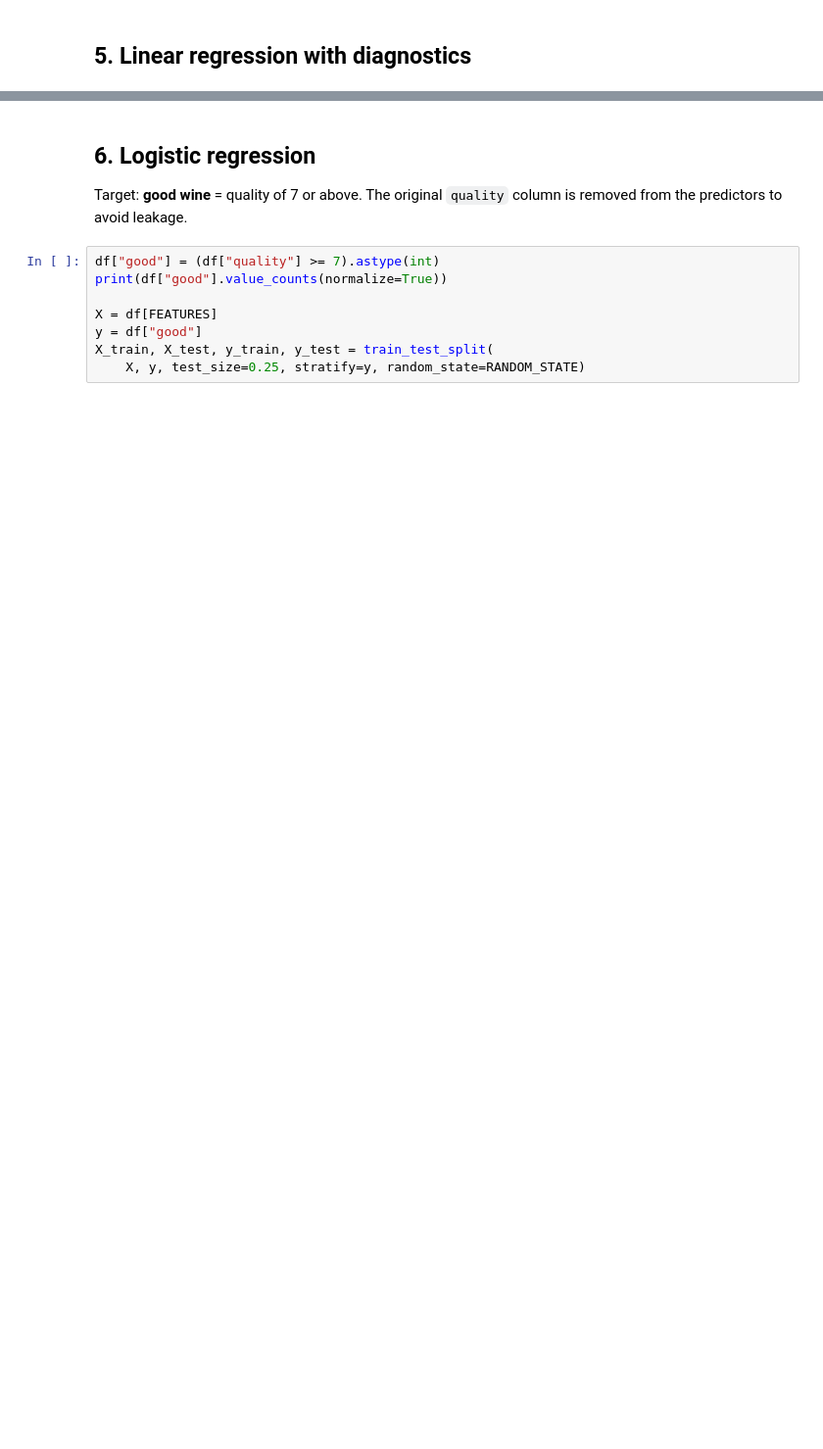
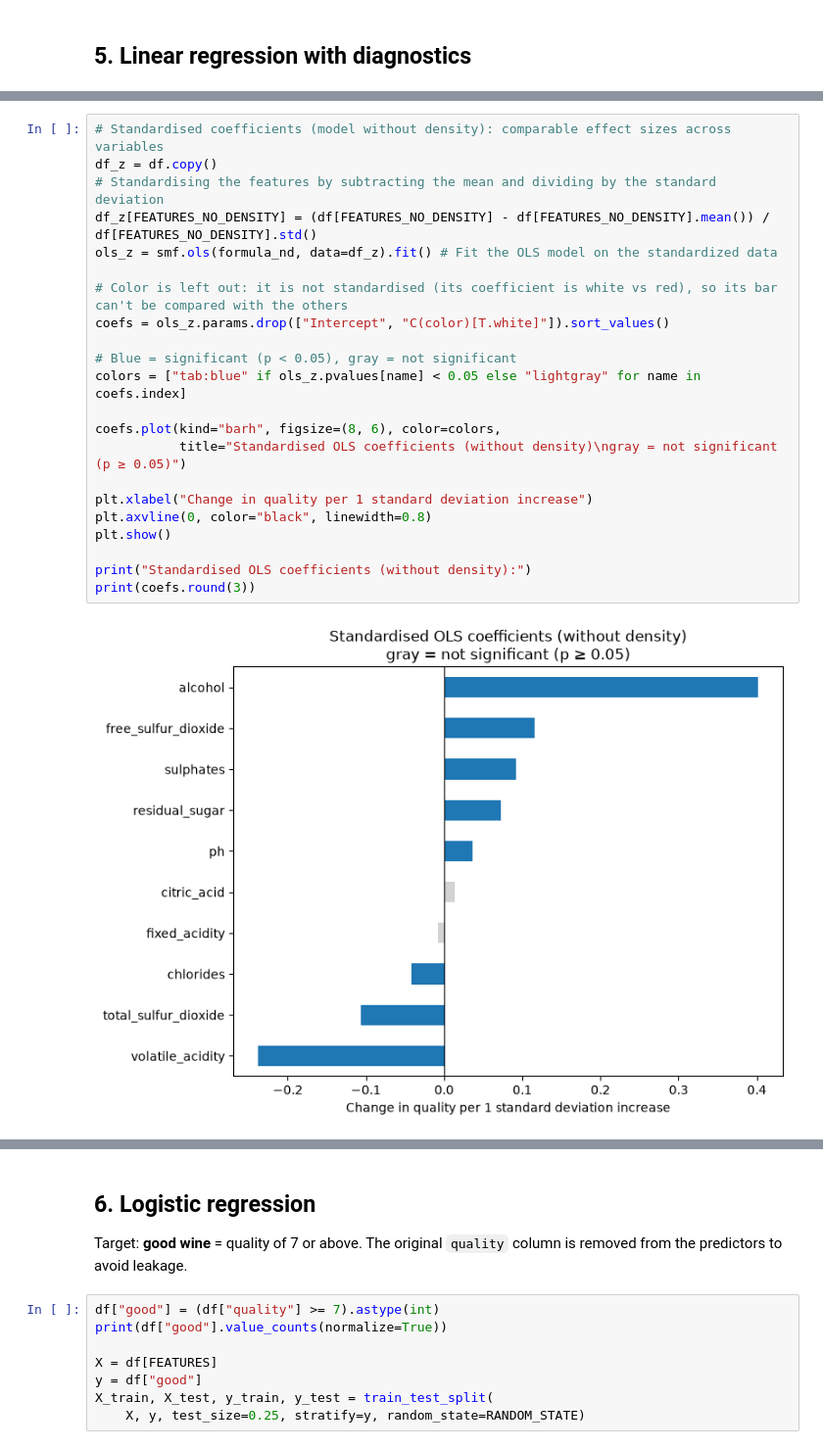
Before and after one commit to claudiabesilva/data-science-portfolio, a Jupyter notebook: Wine_quality_analysis/wine_quality_analysis.ipynb, the cells around one changed output, grey strips where cells are left out. Shown at 98% size. Drawn from its saved outputs; the diff is of its cells as text; blank space fills up the shorter version.

```diff
--- a/Wine_quality_analysis/wine_quality_analysis.ipynb
+++ b/Wine_quality_analysis/wine_quality_analysis.ipynb
@@ -375,0 +548,24 @@ plt.show()
+# %%
+# Standardised coefficients (model without density): comparable effect sizes across variables
+df_z = df.copy()
+# Standardising the features by subtracting the mean and dividing by the standard deviation
+df_z[FEATURES_NO_DENSITY] = (df[FEATURES_NO_DENSITY] - df[FEATURES_NO_DENSITY].mean()) / df[FEATURES_NO_DENSITY].std()
+ols_z = smf.ols(formula_nd, data=df_z).fit() # Fit the OLS model on the standardized data
+
+# Color is left out: it is not standardised (its coefficient is white vs red), so its bar can't be compared with the others
+coefs = ols_z.params.drop(["Intercept", "C(color)[T.white]"]).sort_values()
+
+# Blue = significant (p < 0.05), gray = not significant
+colors = ["tab:blue" if ols_z.pvalues[name] < 0.05 else "lightgray" for name in coefs.index]
+
+coefs.plot(kind="barh", figsize=(8, 6), color=colors,
+           title="Standardised OLS coefficients (without density)\ngray = not significant (p ≥ 0.05)")
+
+plt.xlabel("Change in quality per 1 standard deviation increase")
+plt.axvline(0, color="black", linewidth=0.8)
+plt.show()
+
+print("Standardised OLS coefficients (without density):")
+print(coefs.round(3))
+# %% [output]
+[figure, added]
```
Also changed, not shown: parts of 31 cells of this notebook.
